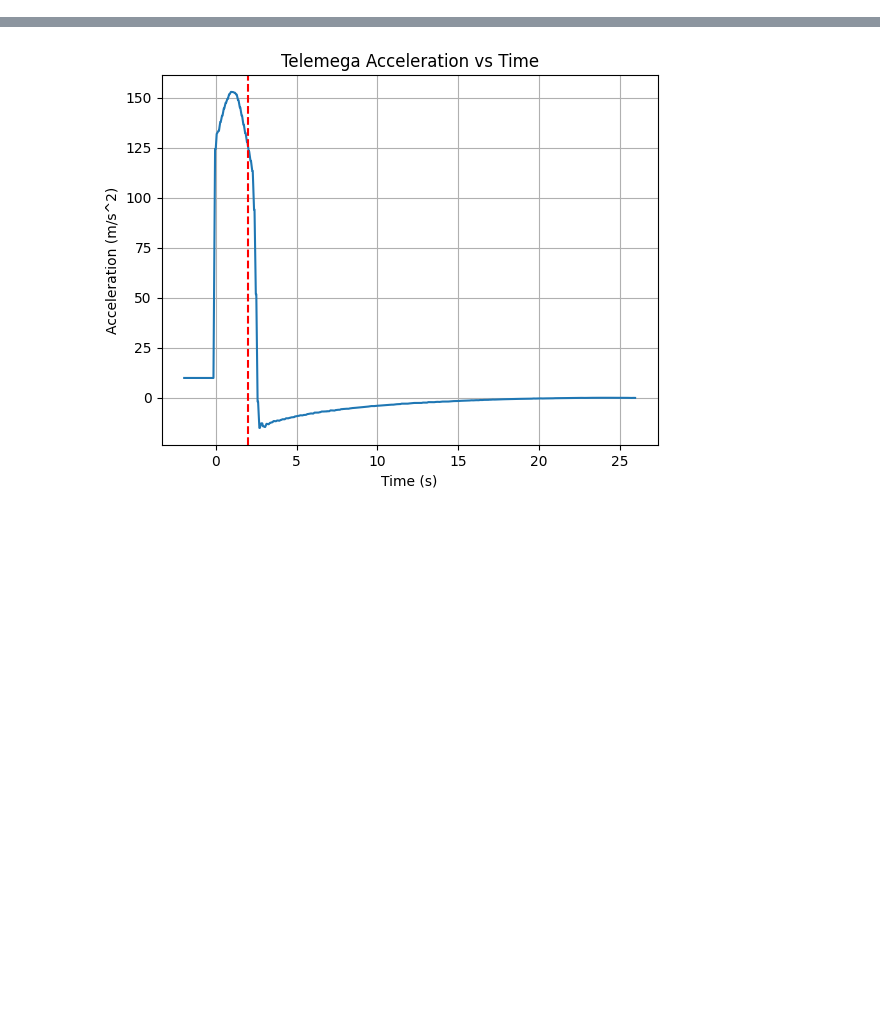
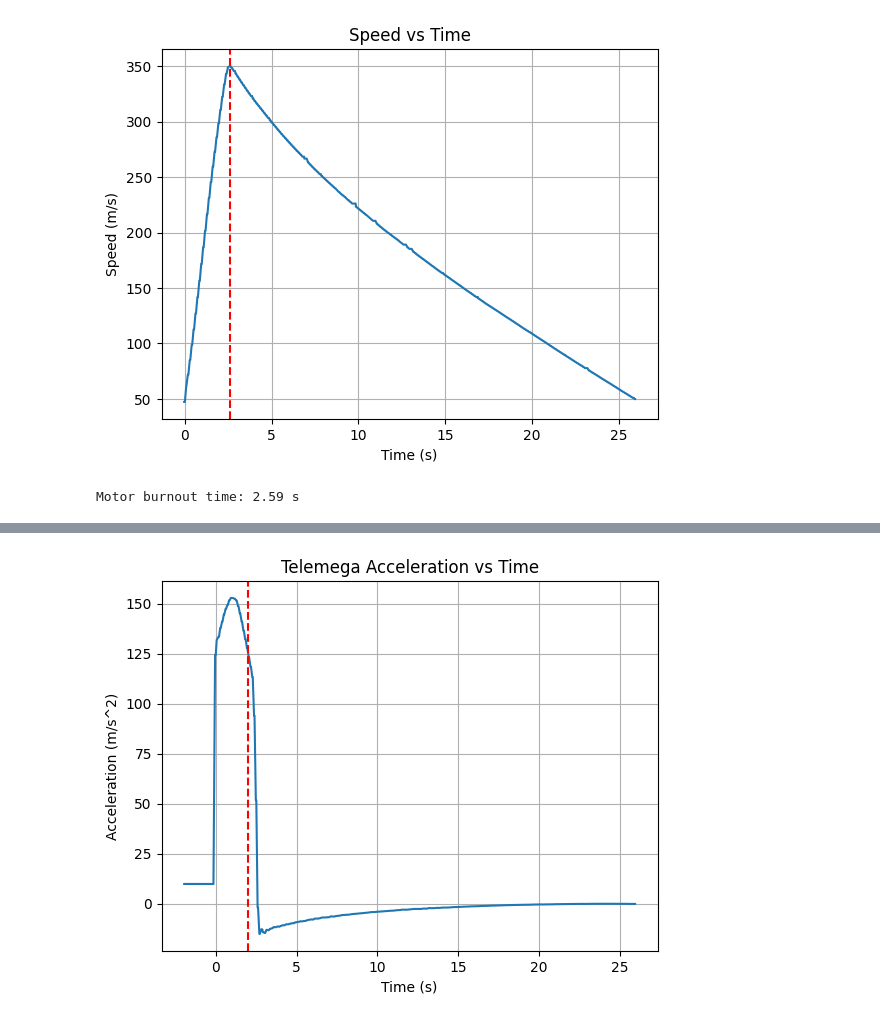
Before and after one commit to dssong2/HAL-1-Data-Analysis, a Jupyter notebook: analysis/dan_analysis.ipynb, the cells around one changed output, grey strips where cells are left out. Drawn from its saved outputs; the diff is of its cells as text; code cells hidden in the pictures; blank space fills up the shorter version.

```diff
--- a/analysis/dan_analysis.ipynb
+++ b/analysis/dan_analysis.ipynb
@@ -4,0 +41,20 @@ import numpy as np
+# %%
+telemega_time = telemega['time']
+telemega_speed = telemega['speed']
+
+motor_burnout_idx = np.argmax(telemega_speed)
+motor_burnout_time = telemega_time[motor_burnout_idx]
+
+plt.figure()
+plt.plot(telemega_time[launch_idx2:apogee], telemega_speed[launch_idx2:apogee])
+plt.axvline(x=telemega_time[motor_burnout_idx], color='r', linestyle='--')
+plt.xlabel('Time (s)')
+plt.ylabel('Speed (m/s)')
+plt.title('Speed vs Time')
+plt.grid(True)
+plt.show()
+
+print(f"Motor burnout time: {motor_burnout_time} s")
+# %% [output]
+[figure, added]
+Motor burnout time: 2.59 s
```
Also changed, not shown: parts of 10 cells of this notebook, 1 other file.
